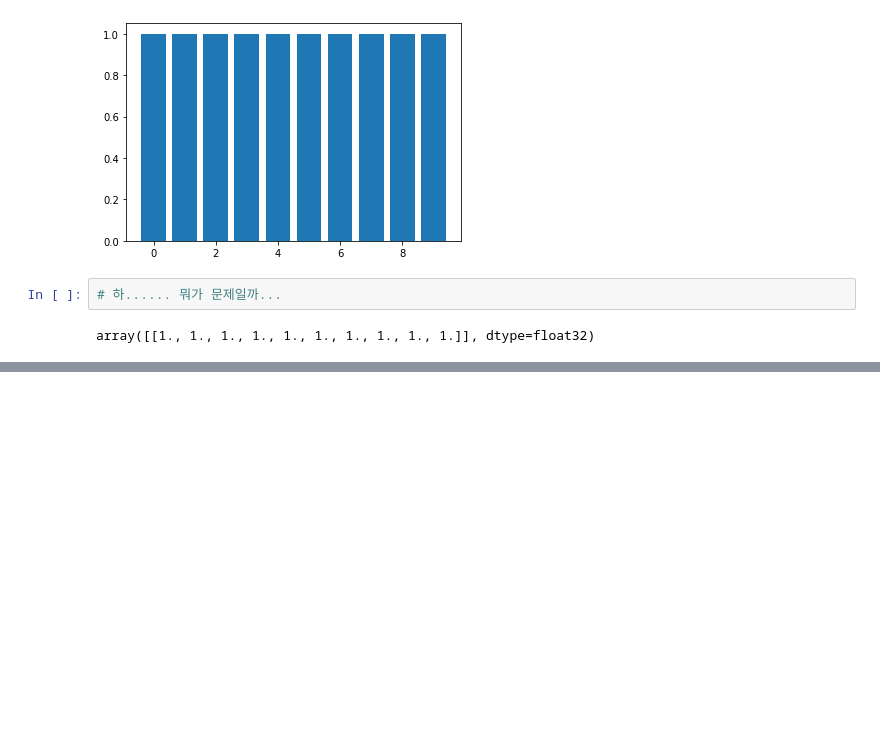
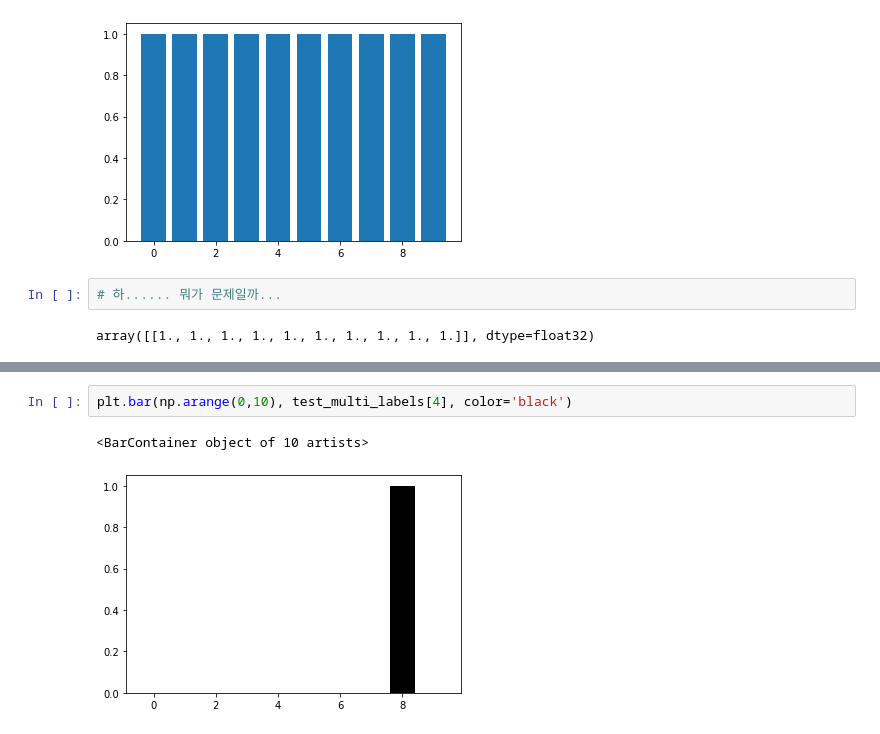
Before and after one commit to Vaycold/Vaycold, a Jupyter notebook: Python_DL/여러 의상 사진에서 옷 종류 구분하기~2차모델링.ipynb, the cells around one changed output, grey strips where cells are left out. Cells and saved outputs as stored; diff of their text form; blank space fills up the shorter version.

```diff
--- a/Python_DL/여러 의상 사진에서 옷 종류 구분하기~2차모델링.ipynb
+++ b/Python_DL/여러 의상 사진에서 옷 종류 구분하기~2차모델링.ipynb
@@ -774,0 +876,5 @@ array([[1., 1., 1., 1., 1., 1., 1., 1., 1., 1.]], dtype=float32)
+# %%
+plt.bar(np.arange(0,10), test_multi_labels[4], color='black')
+# %% [output]
+<BarContainer object of 10 artists>
+[figure, added]
```
Also changed, not shown: parts of 15 cells of this notebook.
